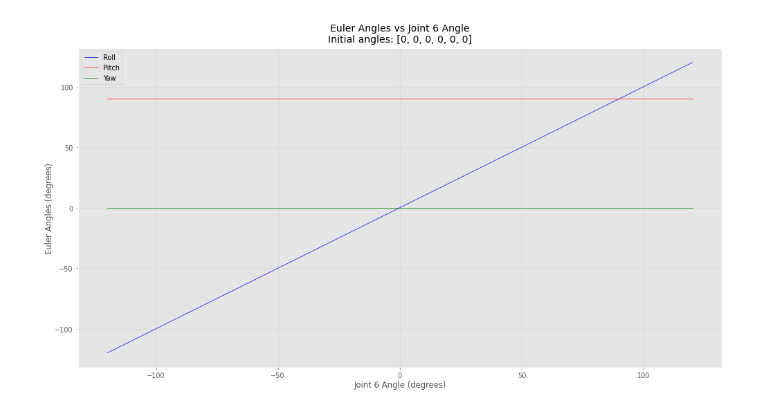
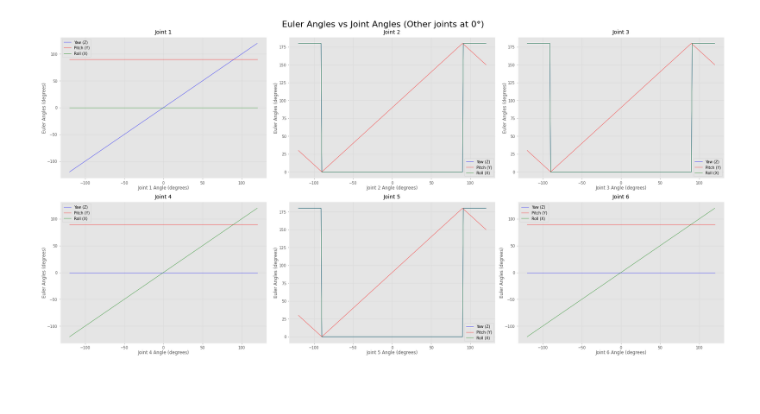
Before and after one commit to moh-C/6DoF-RoboticArm-InverseKinematics, a Jupyter notebook: Notebooks/RollTest.ipynb, the cells around one changed output. Cells and saved outputs as stored; diff of their text form; code cells hidden in the pictures; blank space fills up the shorter version.

Commit message:
Project had failed but I managed to pull it out of the gutter! I got a working forward kinematics now!

```diff
--- a/Notebooks/RollTest.ipynb
+++ b/Notebooks/RollTest.ipynb
@@ -75,7 +72,6 @@ def test_joint6_kinematics(robot, initial_angles=[0, 0, 0, 0, 0, 0]):
     plt.show()
 # %%
-# Example usage:
-# All joints at 0 degrees initially
-test_joint6_kinematics(robot)
+# Generate plots
+plot_all_joints(robot, 0)   # All other joints at 0 degrees
 # %% [output]
-[figure, old version]
+[figure, new version]
```
Also changed, not shown: parts of 13 cells of this notebook.
